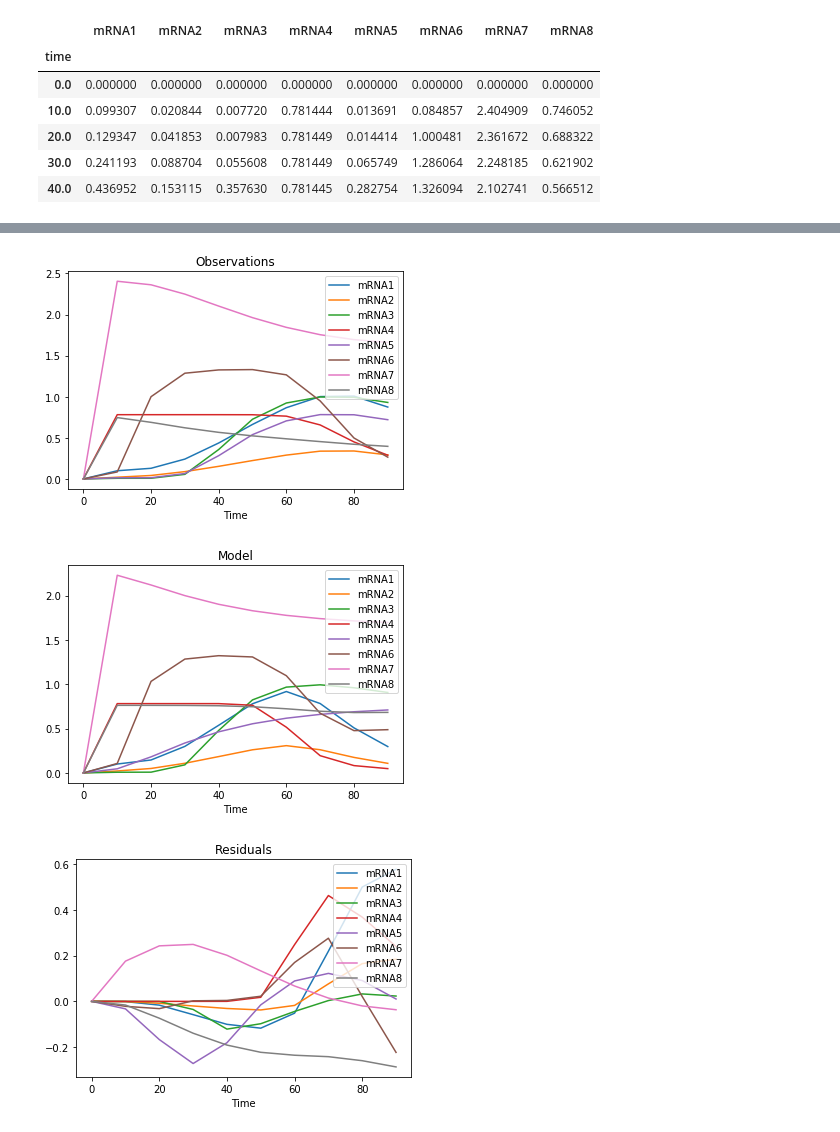
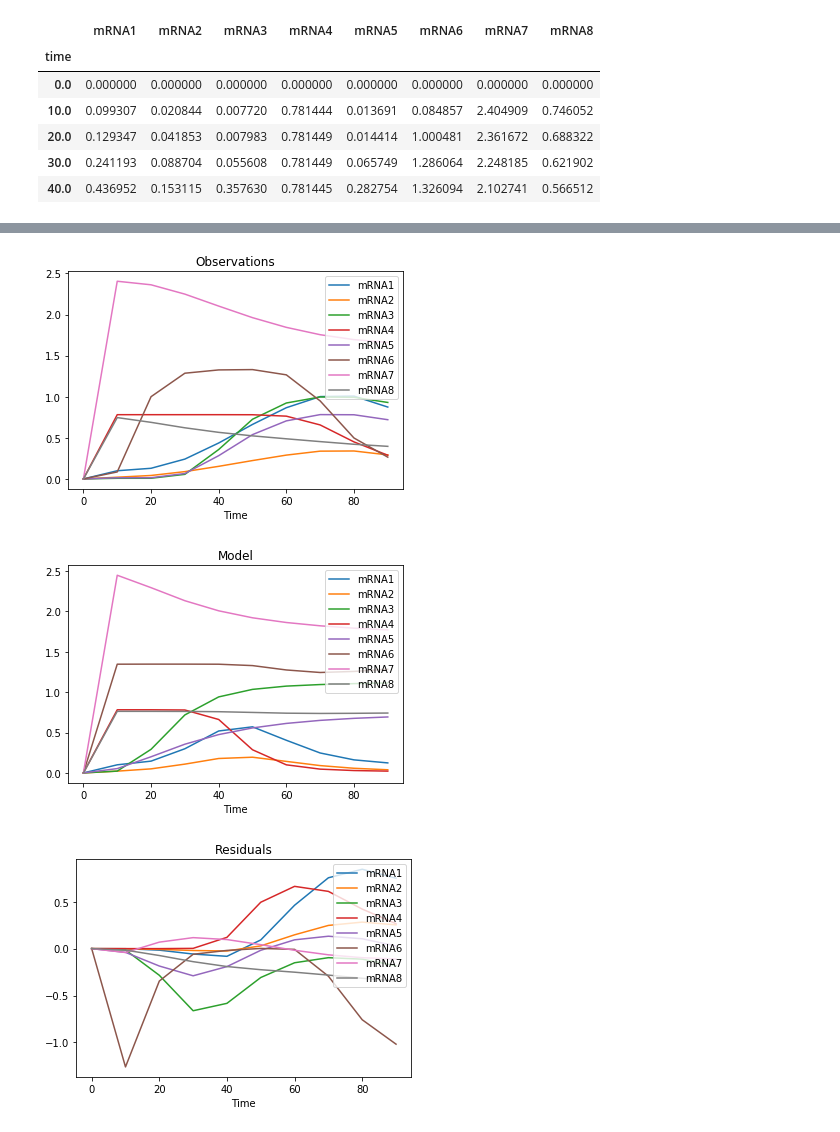
Before and after one commit to ModelEngineering/advancing-biomedical-models, a Jupyter notebook: lectures/lecture_17/lecture_17_Generating_Models.ipynb, the cells around one changed output, grey strips where cells are left out. Saved outputs shown, nothing was run; the diff lists cells and outputs as text; code cells hidden in the pictures.

```diff
--- a/lectures/lecture_17/lecture_17_Generating_Models.ipynb
+++ b/lectures/lecture_17/lecture_17_Generating_Models.ipynb
@@ -169,17 +170,13 @@ parameters = mg.runExperiment(df_rnaseq, network.model, ["Vm1"])
 # %%
-# Updating the model
 network = gn.GeneNetwork()  # By default, uses the correct initial network
-# Update with the replacement for Gene 7
-network.update(['7+1A-7'])
-network.update(['5+7','7+1A-7'])
-network.update(['5+7','7-7'])
-network.update(['4-3','5+7','7-7'])
+network.update(['4-3','5+7','7+1P-7'])
+#network.update(['3+1','4-3','5+7','7-7'])
 # Generate the network
 network.generate()
 # Just optimize the parameters that are initialized to 0, new_parameters
-new_parameters = mg.runExperiment(df_rnaseq, network.model, network.new_parameters,
+parameters1 = mg.runExperiment(df_rnaseq, network.model, network.new_parameters,
                                   sim_time=100)
 # %% [output]
 [figure]
-[figure, old version]
+[figure, new version]
-[figure, old version]
+[figure, new version]
```
Also changed, not shown: parts of 15 cells of this notebook.
